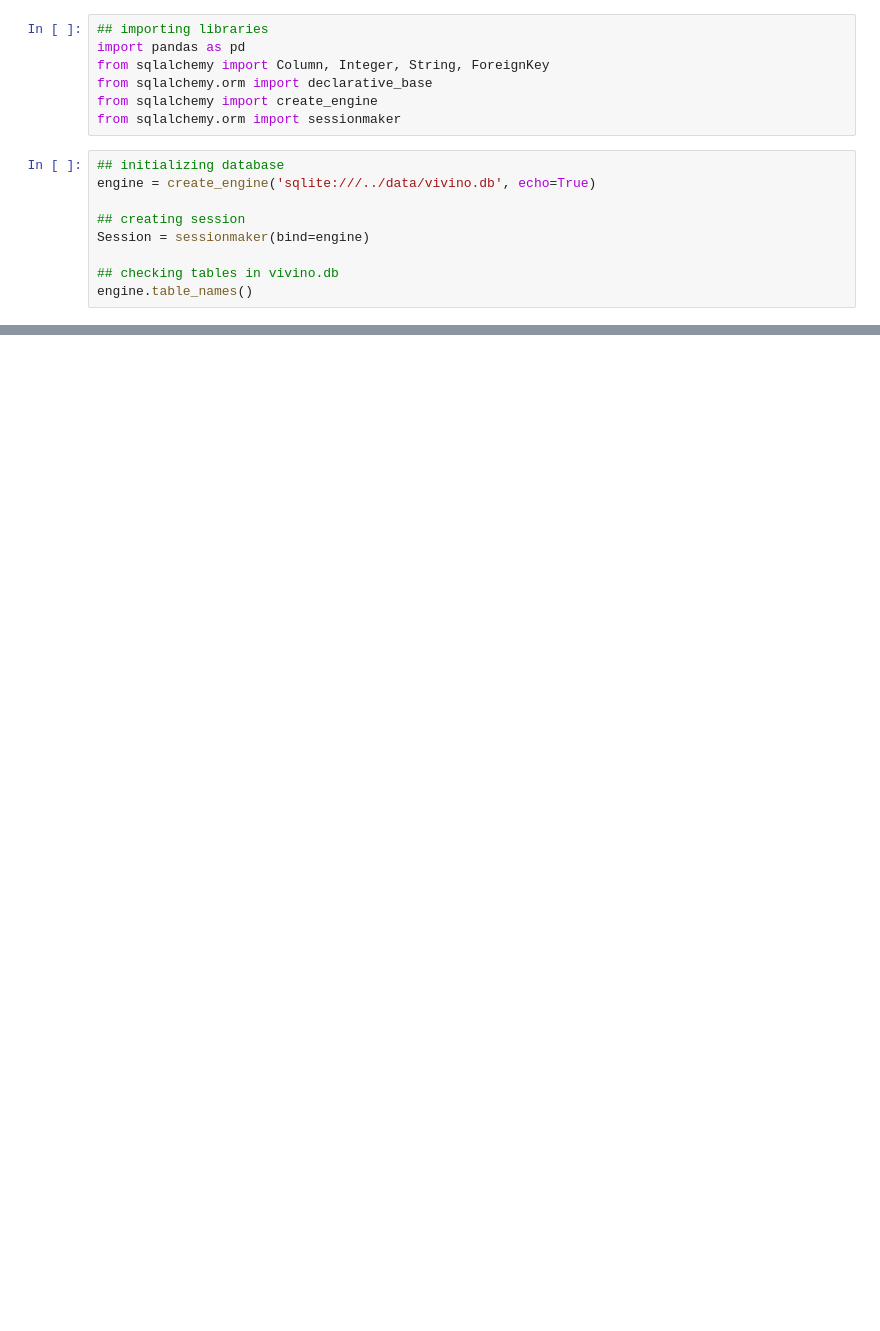
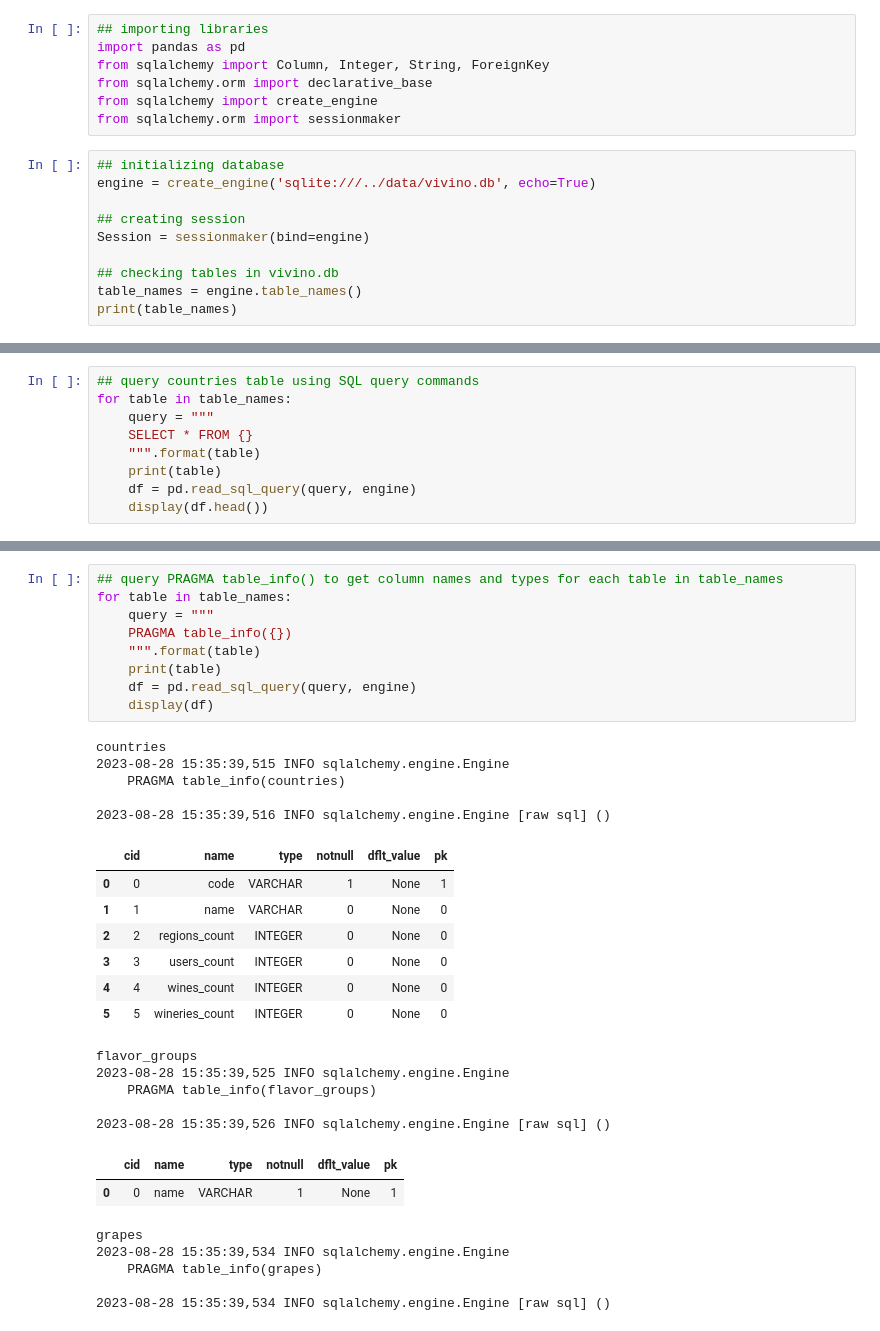
Before and after one commit to moni2code/project_vivino, a Jupyter notebook: notebooks/vivino_analysis_muhammad.ipynb, the cells around one changed output, grey strips where cells are left out. Drawn from its saved outputs; the diff is of its cells as text; blank space fills up the shorter version.

```diff
--- a/notebooks/vivino_analysis_muhammad.ipynb
+++ b/notebooks/vivino_analysis_muhammad.ipynb
@@ -13,5 +13,6 @@ engine = create_engine('sqlite:///../data/vivino.db', echo=True)
 Session = sessionmaker(bind=engine)
 
 ## checking tables in vivino.db
-engine.table_names()
+table_names = engine.table_names()
+print(table_names)
 # %% [output]
@@ -31,0 +22,9 @@ engine.table_names()
+# %%
+## query countries table using SQL query commands
+for table in table_names:
+    query = """
+    SELECT * FROM {}
+    """.format(table)
+    print(table)
+    df = pd.read_sql_query(query, engine)
+    display(df.head())
@@ -31,0 +99,34 @@ engine.table_names()
+# %%
+## query PRAGMA table_info() to get column names and types for each table in table_names
+for table in table_names:
+    query = """
+    PRAGMA table_info({})
+    """.format(table)
+    print(table)
+    df = pd.read_sql_query(query, engine)
+    display(df)
+# %% [output]
+countries
+2023-08-28 15:35:39,515 INFO sqlalchemy.engine.Engine
+    PRAGMA table_info(countries)
+
+2023-08-28 15:35:39,516 INFO sqlalchemy.engine.Engine [raw sql] ()
+|  | cid | name | type | notnull | dflt_value | pk |
+| 0 | 0 | code | VARCHAR | 1 | None | 1 |
+| 1 | 1 | name | VARCHAR | 0 | None | 0 |
+| 2 | 2 | regions_count | INTEGER | 0 | None | 0 |
+| 3 | 3 | users_count | INTEGER | 0 | None | 0 |
+| 4 | 4 | wines_count | INTEGER | 0 | None | 0 |
+| 5 | 5 | wineries_count | INTEGER | 0 | None | 0 |
+flavor_groups
+2023-08-28 15:35:39,525 INFO sqlalchemy.engine.Engine
+    PRAGMA table_info(flavor_groups)
+
+2023-08-28 15:35:39,526 INFO sqlalchemy.engine.Engine [raw sql] ()
+|  | cid | name | type | notnull | dflt_value | pk |
+| 0 | 0 | name | VARCHAR | 1 | None | 1 |
+grapes
+2023-08-28 15:35:39,534 INFO sqlalchemy.engine.Engine
+    PRAGMA table_info(grapes)
+
+2023-08-28 15:35:39,534 INFO sqlalchemy.engine.Engine [raw sql] ()
```
Also changed, not shown: parts of 8 cells of this notebook.
